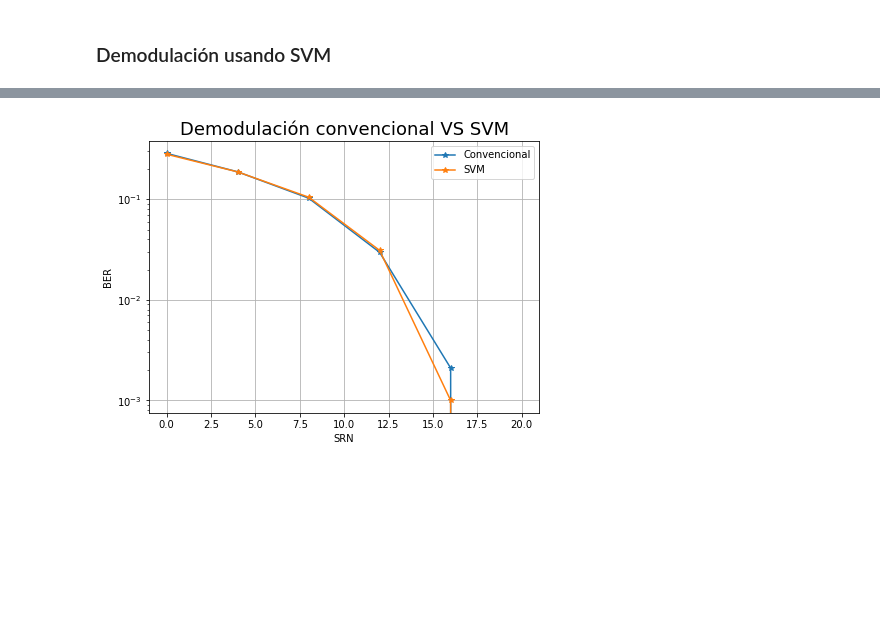
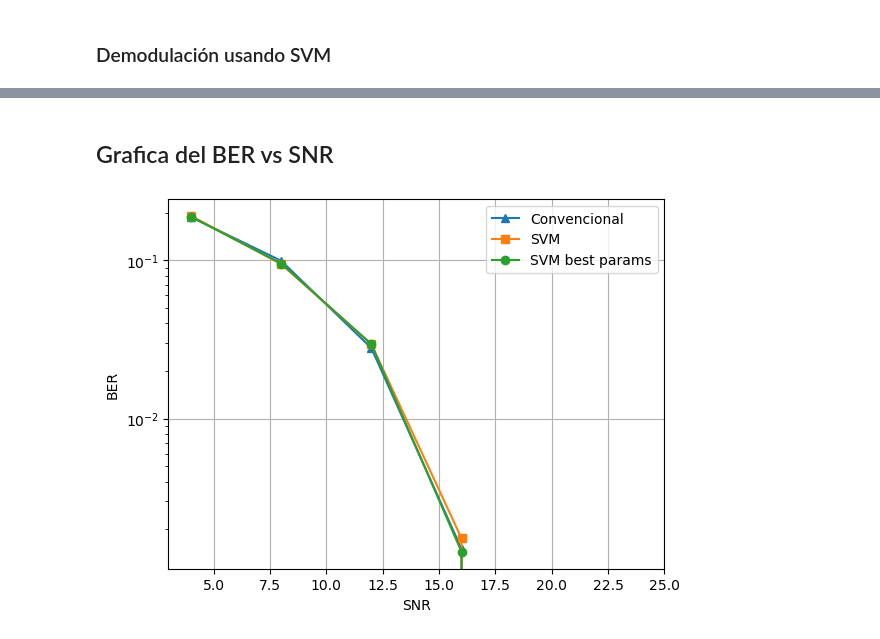
Before and after one commit to KevinMartinez1999/Semillero, a Jupyter notebook: SVM_16QAM.ipynb, the cells around one changed output, grey strips where cells are left out. Cells and saved outputs as stored; diff of their text form; code cells hidden in the pictures; blank space fills up the shorter version.

```diff
--- a/SVM_16QAM.ipynb
+++ b/SVM_16QAM.ipynb
@@ -85,3 +59,3 @@ Name: 0, dtype: complex128
 # %%
-Xr = np.real(df_sym_mod[0])
-Xi = np.imag(df_sym_mod[0])
+Xr = np.real(df_tx['tx'])
+Xi = np.imag(df_tx['tx'])
@@ -123,14 +76,0 @@ plt.show()
-# %%
-plt.figure(figsize=(20, 12))
-
-for i in range(len(target_snr_db)):
-  plt.subplot(2, 3, i+1)
-  plt.title(f'Datos, SNR: {target_snr_db[i]}dB', fontsize = 18)
-  for g in np.unique(Symbols_tx):
-      ix = np.where(Symbols_tx == g)
-      plt.plot(Xi_ch[i][ix], Xr_ch[i][ix], 'o', label = g)
-  plt.legend(loc = 'upper right')
-  plt.xlabel('Característica 1')
-  plt.ylabel('Característica 2')
-
-plt.show()
@@ -207,7 +82,5 @@ def BitErrorRate(sym_rx, sym_tx):
 # %%
-arr_SER = []
+ser_conventional = []
 for i in range(len(target_snr_db)):
-  SER, error = SymbolErrorRate(sym_rx[i], Symbols_tx)
-  arr_SER.append(SER)
-  print(f'SER {target_snr_db[i]}dB:', SER)
-  print(f'Error {target_snr_db[i]}dB:', error, '\n')
+  SER, error = symbol_error_rate(df['tx'], sym_rx[i])
+  ser_conventional.append(SER)
@@ -232,7 +87,5 @@ Error 20dB: 0
 # %%
-arr_BER = []
+ber_conventional = []
 for i in range(len(target_snr_db)):
-  BER, error = BitErrorRate(sym_rx[i], Symbols_tx)
-  arr_BER.append(BER)
-  print(f'SER {target_snr_db[i]}dB:', BER)
-  print(f'Error {target_snr_db[i]}dB:', error, '\n')
+  SER, error = bit_error_rate(df['tx'], sym_rx[i])
+  ber_conventional.append(SER)
@@ -311,13 +128,14 @@ BER: 0.0, Error Bit: 0
+# %% [markdown]
+## Grafica del BER vs SNR
 # %%
-plt.figure(figsize=(7, 5))
-plt.title('Demodulación convencional VS SVM', fontsize = 18)
-plt.plot(target_snr_db, arr_BER[:], marker = '*', label = 'Convencional')
-plt.plot(target_snr_db, BER_svm, marker = '*', label = 'SVM')
-plt.xlabel('SRN')
+plt.plot(target_snr_db, ber_conventional, marker='^', label='Convencional')
+plt.plot(target_snr_db, ber_svm, marker='s', label='SVM')
+plt.plot(target_snr_db, ber_svm_grid, marker='o', label='SVM best params')
+plt.xlabel('SNR')
 plt.ylabel('BER')
 plt.yscale('log')
-plt.legend(loc = 'upper right')
 plt.grid()
+plt.legend()
 plt.show()
 # %% [output]
-[figure, old version]
+[figure, new version]
```
Also changed, not shown: parts of 21 cells of this notebook, 4 other files.
